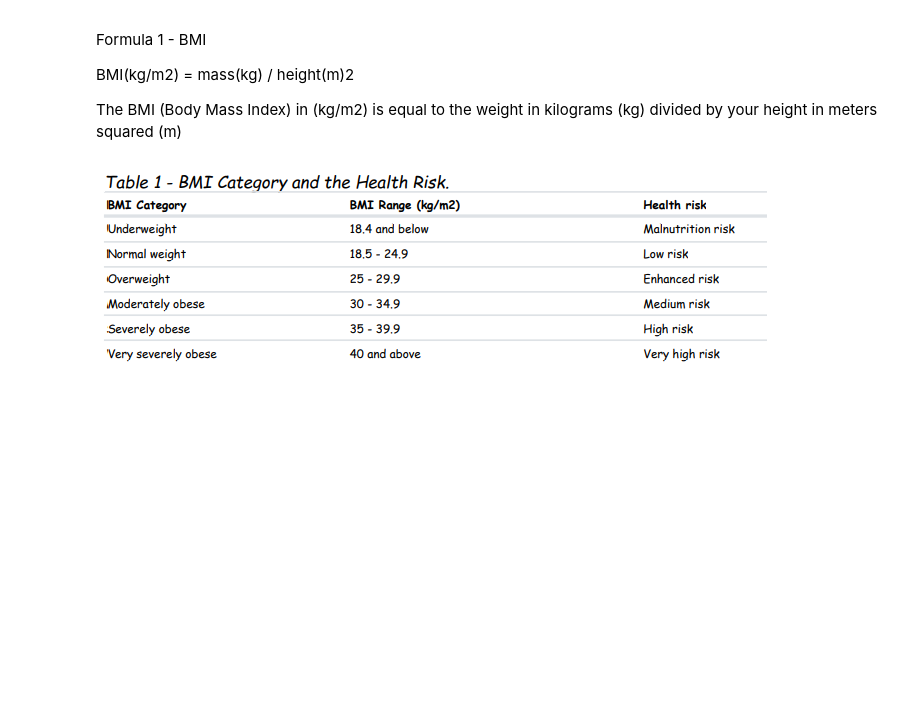
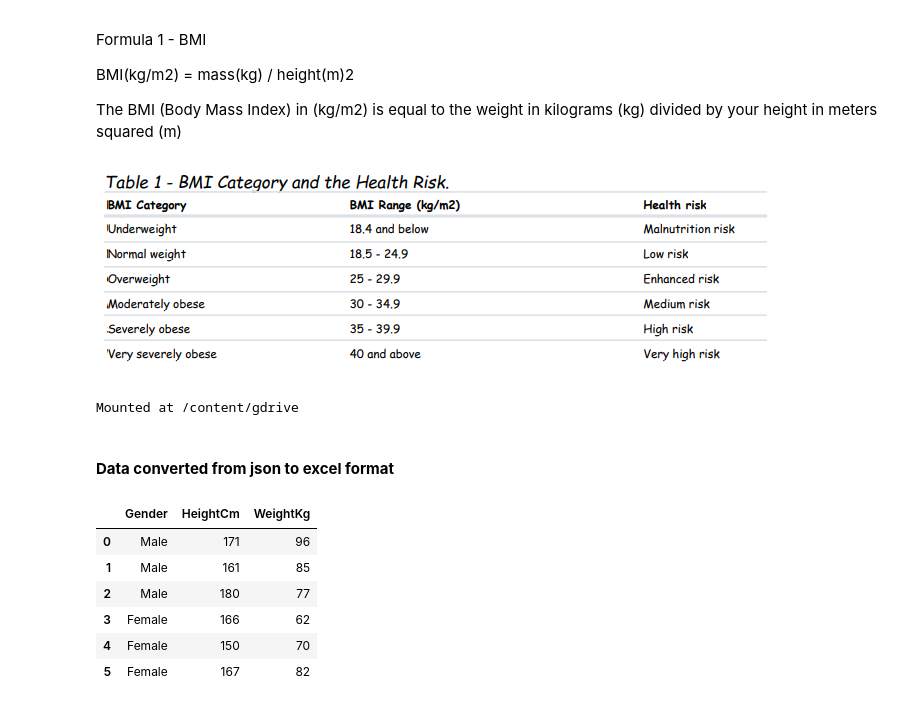
Before and after one commit to izharul-haque/BMI_Calculator, a Jupyter notebook: BMI_Calculator.ipynb, the cells around one changed output. Cells and saved outputs as stored; diff of their text form; code cells hidden in the pictures; blank space fills up the shorter version.

```diff
--- a/BMI_Calculator.ipynb
+++ b/BMI_Calculator.ipynb
@@ -45,0 +44,20 @@ data = pd.read_json()
+# %%
+# importing drive to upload dataset
+from google.colab import drive
+drive.mount('/content/gdrive')
+# %% [output]
+Mounted at /content/gdrive
+# %% [markdown]
+#### **Data converted from json to excel format**
+# %%
+import pandas as pd
+data = pd.read_excel('/content/gdrive/MyDrive/BMI Calculator/data.xlsx')
+data
+# %% [output]
+|  | Gender | HeightCm | WeightKg |
+| 0 | Male | 171 | 96 |
+| 1 | Male | 161 | 85 |
+| 2 | Male | 180 | 77 |
+| 3 | Female | 166 | 62 |
+| 4 | Female | 150 | 70 |
+| 5 | Female | 167 | 82 |
```
Also changed, not shown: parts of 12 cells of this notebook.
